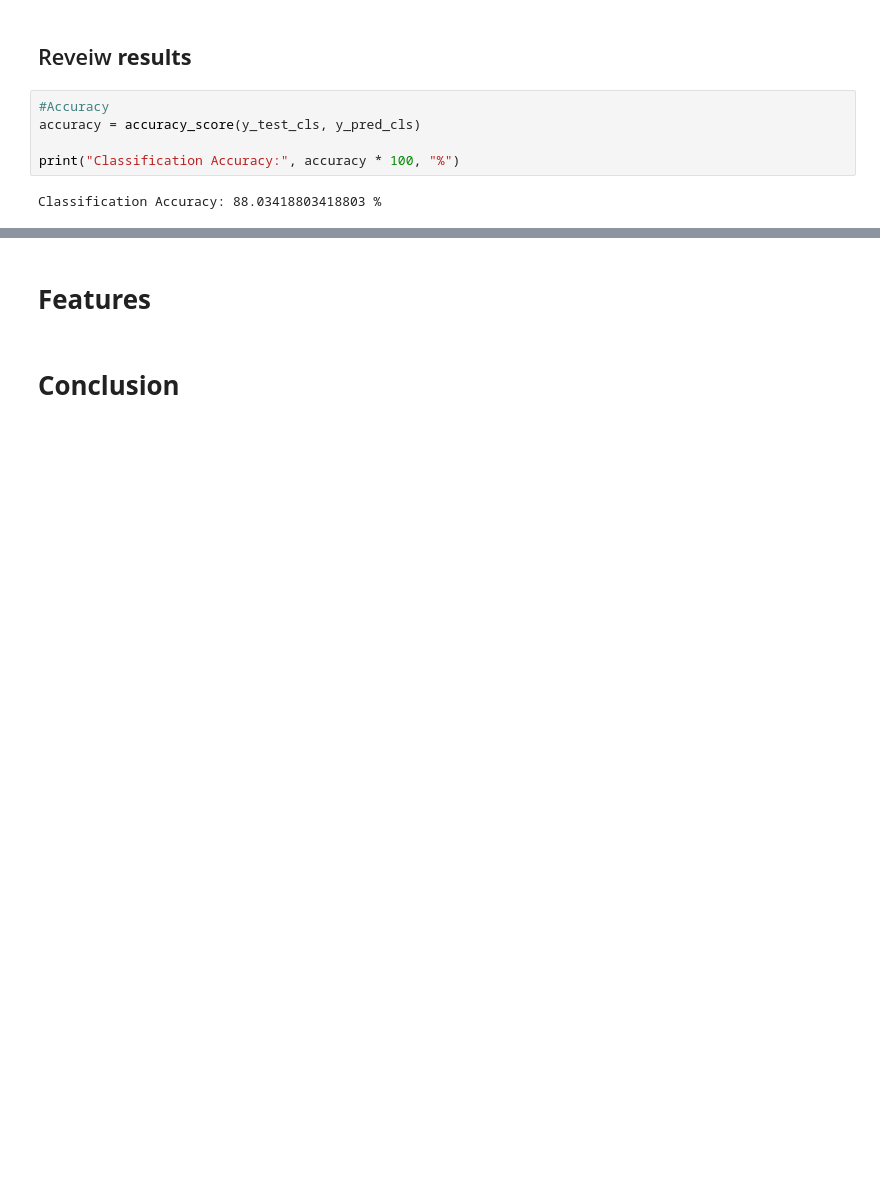
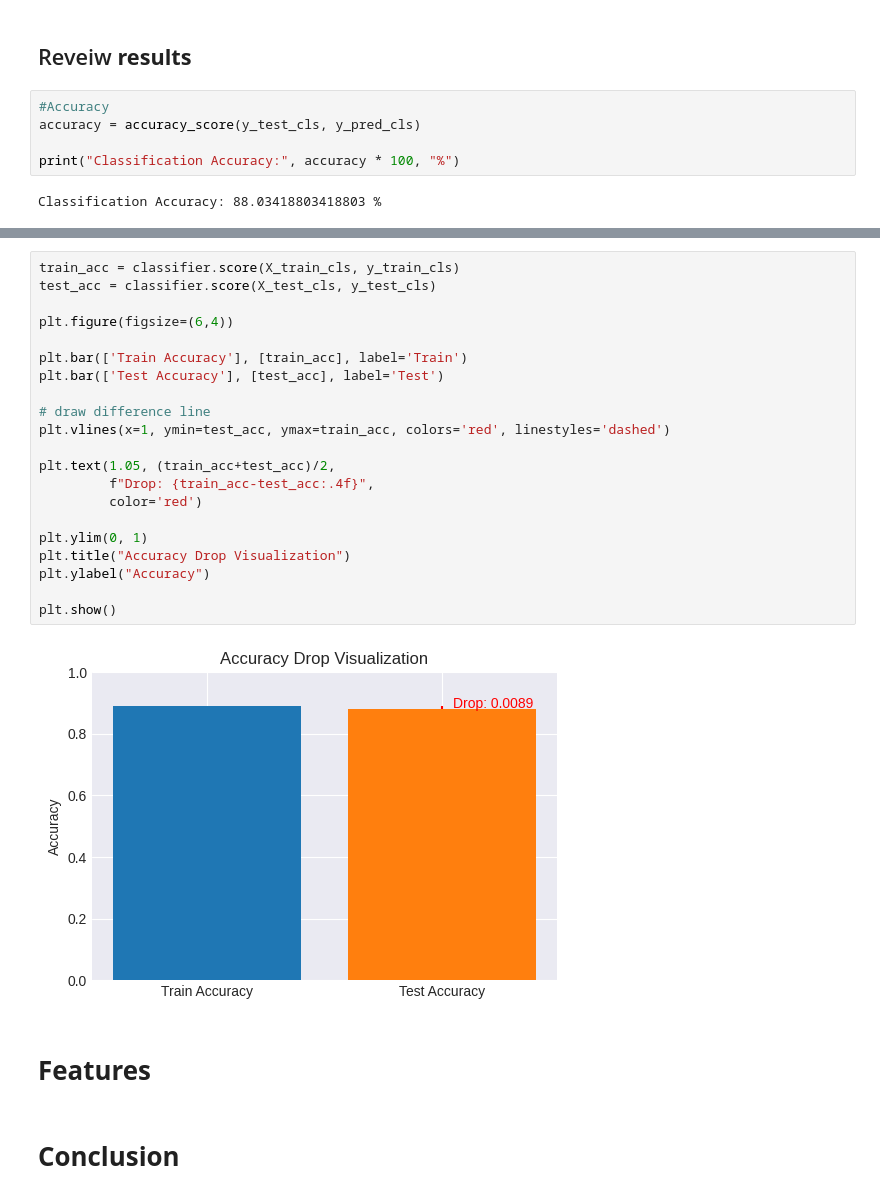
Before and after one commit to namharledba/Air-Quality-Prediction-Dashboard-, a Jupyter notebook: DataAnalysisFile.ipynb, the cells around one changed output, grey strips where cells are left out. Saved outputs shown, nothing was run; the diff lists cells and outputs as text; blank space fills up the shorter version.

```diff
--- a/DataAnalysisFile.ipynb
+++ b/DataAnalysisFile.ipynb
@@ -596,3 +600,26 @@ print(importance.head(3))
+# %%
+train_acc = classifier.score(X_train_cls, y_train_cls)
+test_acc = classifier.score(X_test_cls, y_test_cls)
+
+plt.figure(figsize=(6,4))
+
+plt.bar(['Train Accuracy'], [train_acc], label='Train')
+plt.bar(['Test Accuracy'], [test_acc], label='Test')
+
+# draw difference line
+plt.vlines(x=1, ymin=test_acc, ymax=train_acc, colors='red', linestyles='dashed')
+
+plt.text(1.05, (train_acc+test_acc)/2,
+         f"Drop: {train_acc-test_acc:.4f}",
+         color='red')
+
+plt.ylim(0, 1)
+plt.title("Accuracy Drop Visualization")
+plt.ylabel("Accuracy")
+
+plt.show()
+# %% [output]
+[figure, added]
 # %% [markdown]
 # **Features**
 # %% [markdown]
```
Also changed, not shown: parts of 6 cells of this notebook.
